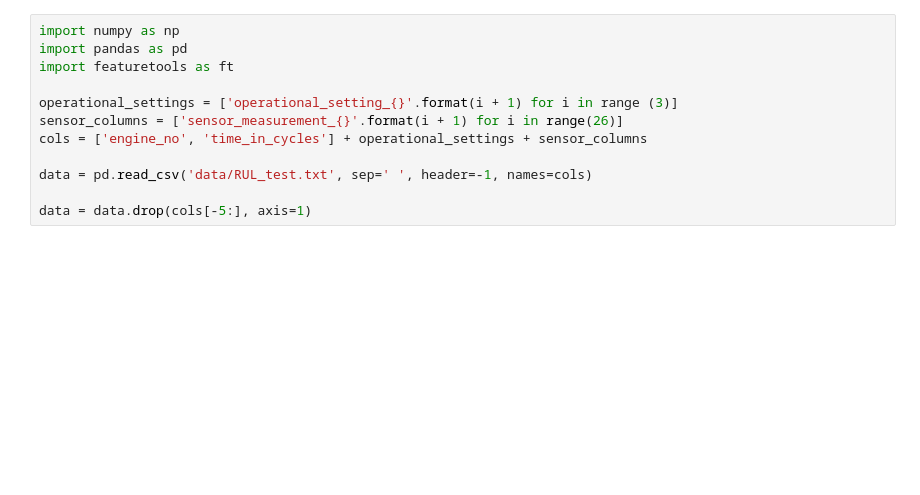
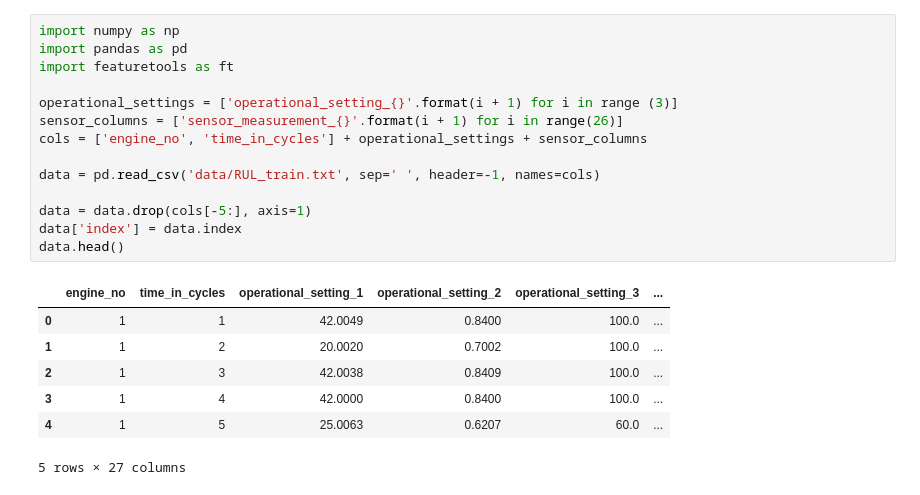
Before and after one commit to alteryx/predict-remaining-useful-life, a Jupyter notebook: LL Demo.ipynb, the cells around one changed output. Cells and saved outputs as stored; diff of their text form; blank space fills up the shorter version.

```diff
--- a/LL Demo.ipynb
+++ b/LL Demo.ipynb
@@ -1,12 +1,22 @@
 # %%
 import numpy as np
 import pandas as pd
 import featuretools as ft
 
 operational_settings = ['operational_setting_{}'.format(i + 1) for i in range (3)]
 sensor_columns = ['sensor_measurement_{}'.format(i + 1) for i in range(26)]
 cols = ['engine_no', 'time_in_cycles'] + operational_settings + sensor_columns
 
-data = pd.read_csv('data/RUL_test.txt', sep=' ', header=-1, names=cols)
+data = pd.read_csv('data/RUL_train.txt', sep=' ', header=-1, names=cols)
 
 data = data.drop(cols[-5:], axis=1)
+data['index'] = data.index
+data.head()
+# %% [output]
+|  | engine_no | time_in_cycles | operational_setting_1 | operational_setting_2 | operational_setting_3 | ... |
+| 0 | 1 | 1 | 42.0049 | 0.8400 | 100.0 | ... |
+| 1 | 1 | 2 | 20.0020 | 0.7002 | 100.0 | ... |
+| 2 | 1 | 3 | 42.0038 | 0.8409 | 100.0 | ... |
+| 3 | 1 | 4 | 42.0000 | 0.8400 | 100.0 | ... |
+| 4 | 1 | 5 | 25.0063 | 0.6207 | 60.0 | ... |
+5 rows × 27 columns
```
Also changed, not shown: parts of 9 cells of this notebook.
